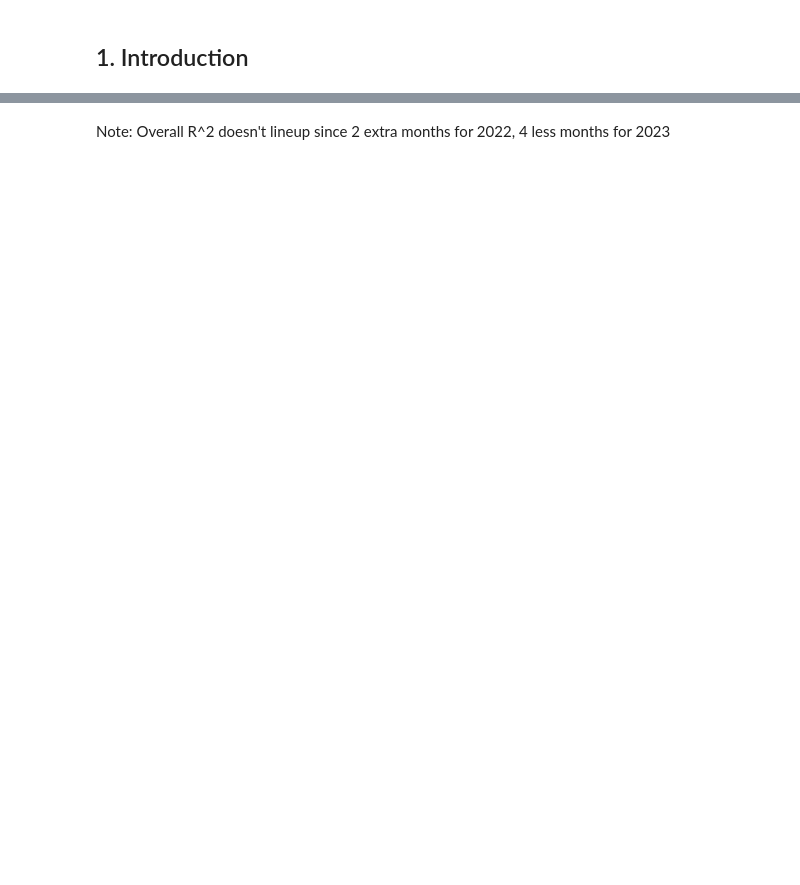
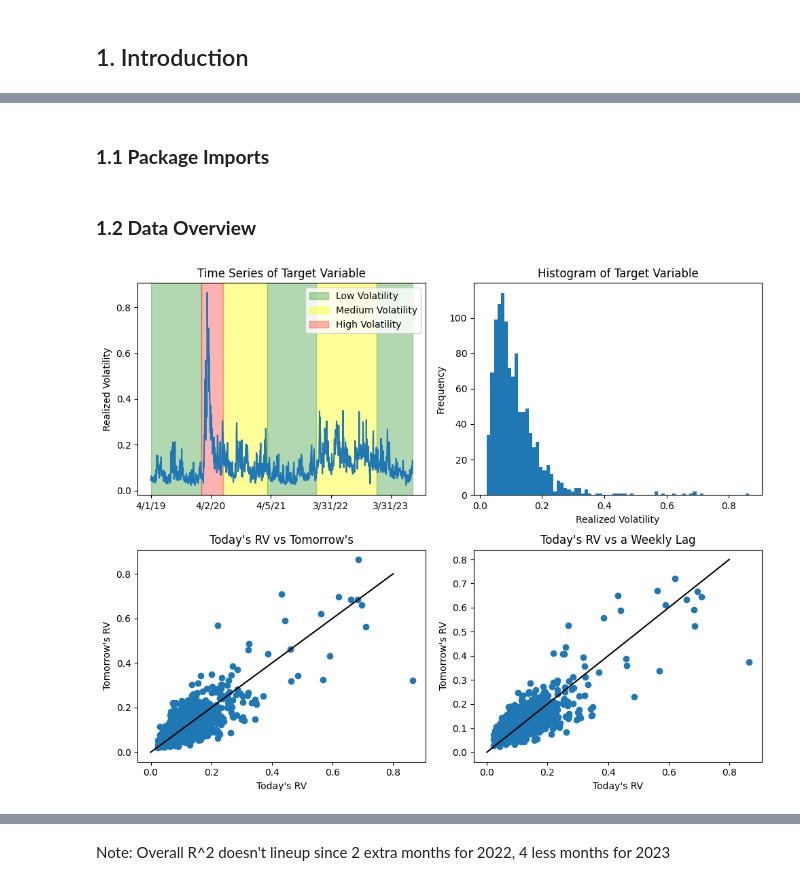
Before and after one commit to bwolfe0/VolForecasting_RandomForests, a Jupyter notebook: Report.ipynb, the cells around one changed output, grey strips where cells are left out. Cells and saved outputs as stored; diff of their text form; code cells hidden in the pictures; blank space fills up the shorter version.

```diff
--- a/Report.ipynb
+++ b/Report.ipynb
@@ -222,0 +23,2 @@ plt.show()
+# %% [markdown]
+### **1.1 Package Imports**
@@ -222,0 +42,49 @@ plt.show()
+# %% [markdown]
+### **1.2 Data Overview**
+# %%
+# Subjective, qualitative volatility region designations
+low_vol_start_1, low_vol_end_1 = 0, 210
+high_vol_start, high_vol_end = 210, 300
+med_vol_start_1, med_vol_end_1 = 301, 484
+low_vol_start_2, low_vol_end_2 = 485, 690
+med_vol_start_2, med_vol_end_2 = 691, 939
+low_vol_start_3, low_vol_end_3 = 940, 1091
+
+#### ALL PLOTS ARE ON VOLATILITY SCALE ####
+fig, ax = plt.subplots(2,2, figsize=(10,8))
+# Time Series plot
+ax[0,0].plot(data['date'], data['RV_t (Realized Variance)']**.5*(252)**.5)
+ax[0,0].axvspan(low_vol_start_1, low_vol_end_1, color='green', alpha=0.3, label='Low Volatility')
+ax[0,0].axvspan(med_vol_start_1, med_vol_end_1, color='yellow', alpha=0.4, label='Medium Volatility')
+ax[0,0].axvspan(high_vol_start, high_vol_end, color='red', alpha=0.3, label='High Volatility')
+ax[0,0].axvspan(low_vol_start_2, low_vol_end_2, color='green', alpha=0.3)
+ax[0,0].axvspan(med_vol_start_2, med_vol_end_2, color='yellow', alpha=0.4)
+ax[0,0].axvspan(low_vol_start_3, low_vol_end_3, color='green', alpha=0.3)
+ax[0,0].legend()
+ax[0,0].set_xticks(data['date'][::250])
+ax[0,0].set_ylabel('Realized Volatility')
+ax[0,0].set_title('Time Series of Target Variable')
+
+# Histogram
+ax[0,1].hist(data['RV_t (Realized Variance)']**.5*(252)**.5, bins=75)
+ax[0,1].set_xlabel('Realized Volatility')
+ax[0,1].set_ylabel('Frequency')
+ax[0,1].set_title('Histogram of Target Variable')
+
+# Scatterplot 1
+ax[1,0].scatter(data['RV_t (Realized Variance)']**.5*(252)**.5, data['RV_(t-1)']**.5*(252)**.5)
+ax[1,0].plot([0,.8],[0,.8], color = 'k')
+ax[1,0].set_xlabel("Today's RV")
+ax[1,0].set_ylabel("Tomorrow's RV")
+ax[1,0].set_title("Today's RV vs Tomorrow's")
+
+# Scatterplot 2
+ax[1,1].scatter(data['RV_t (Realized Variance)']**.5*(252)**.5, data['RV_t Weekly']**.5*(252)**.5)
+ax[1,1].plot([0,.8],[0,.8], color = 'k')
+ax[1,1].set_xlabel("Today's RV")
+ax[1,1].set_ylabel("Tomorrow's RV")
+ax[1,1].set_title("Today's RV vs a Weekly Lag")
+fig.tight_layout()
+plt.show()
+# %% [output]
+[figure, added]
```
Also changed, not shown: parts of 105 cells of this notebook.
